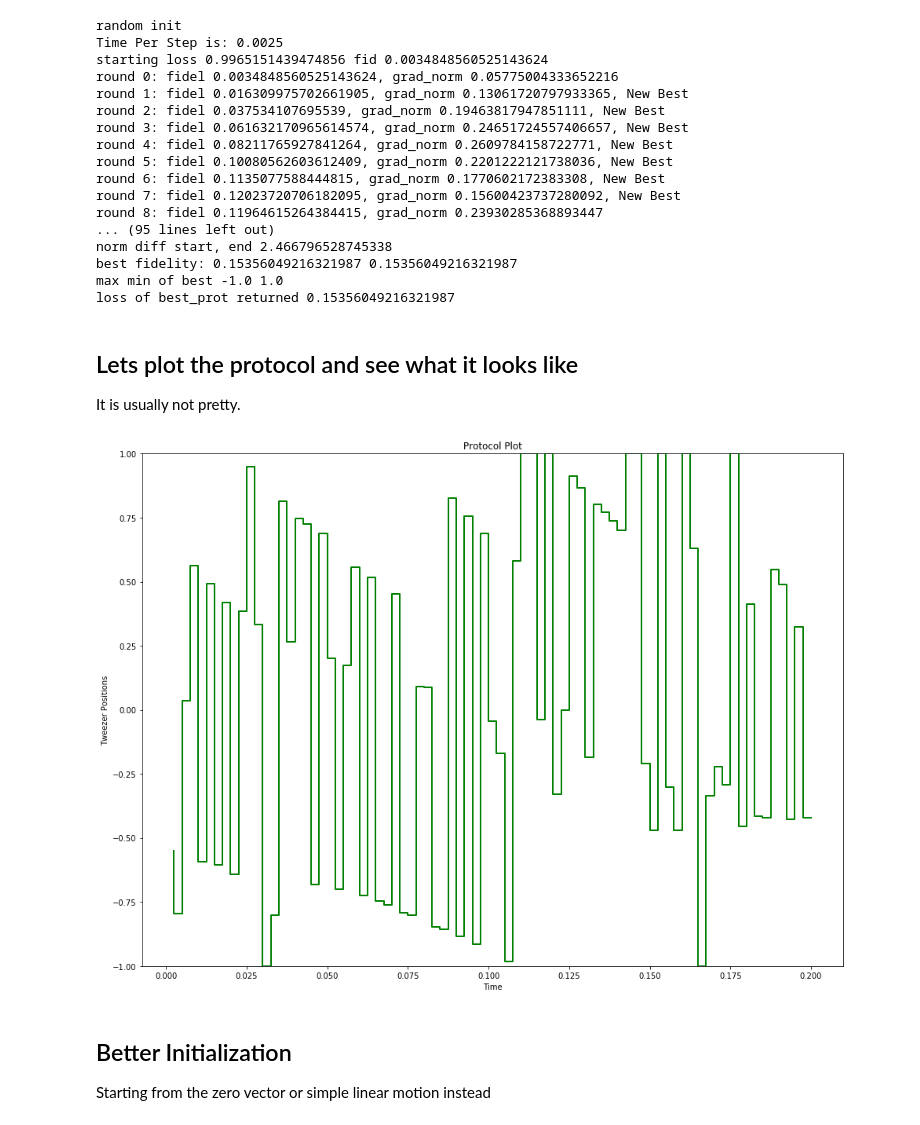
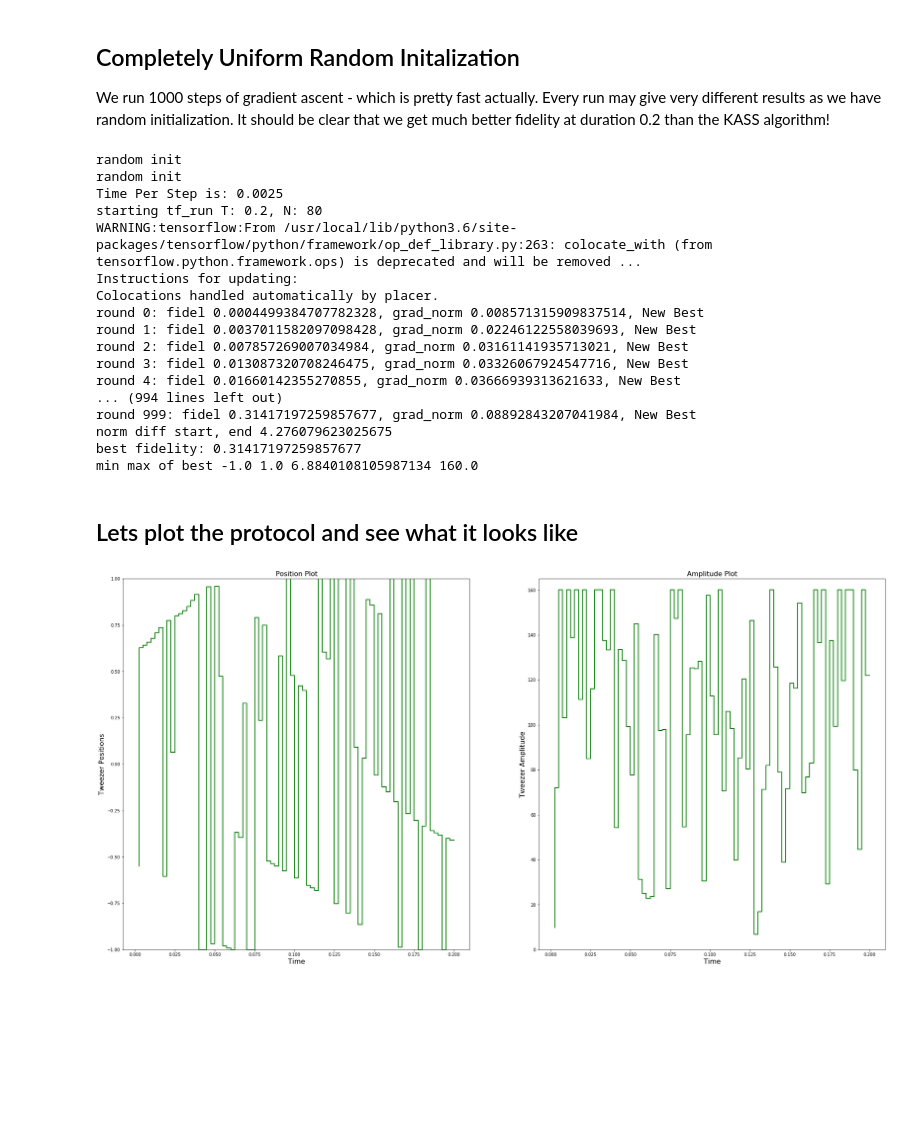
Before and after one commit to gronlund/QuantumMoves, a Jupyter notebook: Gradient Ascent.ipynb, the cells around one changed output. Cells and saved outputs as stored; diff of their text form; code cells hidden in the pictures; blank space fills up the shorter version.

```diff
--- a/Gradient Ascent.ipynb
+++ b/Gradient Ascent.ipynb
@@ -37,32 +32,50 @@ Every run may give very different results and do not expect to much from this sm
+# %% [markdown]
+## Completely Uniform Random Initalization
+We run 1000 steps of gradient ascent - which is pretty fast actually.
+Every run may give very different results as we have random initialization. It should be clear that we get much better fidelity at duration 0.2 than the KASS algorithm!
 # %%
-start_protocol = gd.uniform_init(N, -1, 1)
-fid_uni, prot_uni, hist_uni = gd.run(params, lr=lr, rounds=rounds, start_protocol=start_protocol)
+random_start_positions = gd.uniform_init(N, -1, 1)
+random_start_amplitudes = gd.uniform_init(N, 0, 160)
+best_fid, best_pos, best_amp, scores = gd.tf_run(params, lr=lr, rounds=rounds, start_positions=random_start_positions, start_amplitudes=random_start_amplitudes)
 # %% [output]
+random init
 random init
 Time Per Step is: 0.0025
-starting loss 0.9965151439474856 fid 0.0034848560525143624
-round 0: fidel 0.0034848560525143624, grad_norm 0.05775004333652216
-round 1: fidel 0.016309975702661905, grad_norm 0.13061720797933365, New Best
-round 2: fidel 0.037534107695539, grad_norm 0.19463817947851111, New Best
-round 3: fidel 0.061632170965614574, grad_norm 0.24651724557406657, New Best
-round 4: fidel 0.08211765927841264, grad_norm 0.2609784158722771, New Best
-round 5: fidel 0.10080562603612409, grad_norm 0.2201222121738036, New Best
-round 6: fidel 0.1135077588444815, grad_norm 0.1770602172383308, New Best
-round 7: fidel 0.12023720706182095, grad_norm 0.15600423737280092, New Best
-round 8: fidel 0.11964615264384415, grad_norm 0.23930285368893447
-... (95 lines left out)
-norm diff start, end 2.466796528745338
-best fidelity: 0.15356049216321987 0.15356049216321987
-max min of best -1.0 1.0
-loss of best_prot returned 0.15356049216321987
+starting tf_run T: 0.2, N: 80
+WARNING:tensorflow:From /usr/local/lib/python3.6/site-packages/tensorflow/python/framework/op_def_library.py:263: colocate_with (from tensorflow.python.framework.ops) is deprecated and will be removed ...
+Instructions for updating:
+Colocations handled automatically by placer.
+round 0: fidel 0.0004499384707782328, grad_norm 0.008571315909837514, New Best
+round 1: fidel 0.0037011582097098428, grad_norm 0.02246122558039693, New Best
+round 2: fidel 0.007857269007034984, grad_norm 0.03161141935713021, New Best
+round 3: fidel 0.013087320708246475, grad_norm 0.03326067924547716, New Best
+round 4: fidel 0.01660142355270855, grad_norm 0.03666939313621633, New Best
+... (994 lines left out)
+round 999: fidel 0.31417197259857677, grad_norm 0.08892843207041984, New Best
+norm diff start, end 4.276079623025675
+best fidelity: 0.31417197259857677
+min max of best -1.0 1.0 6.8840108105987134 160.0
 # %% [markdown]
 ## Lets plot the protocol and see what it looks like
-It is usually not pretty.
-# %%
-gd.plot_protocol(prot_uni, t=params['T'])
-plt.show()
-# %% [output]
-[figure, removed]
-# %% [markdown]
-## Better Initialization
-Starting from the zero vector or simple linear motion instead
+# %%
+def plot_protocol(positions, amplitudes, params):
+    """ Plot protocol that uses time t """
+    t = params['T']
+    fig, axes = plt.subplots(1, 2, figsize=(32, 16), sharex=True)
+    delta_t = t/len(positions)
+    xr = delta_t + np.array(list(range(len(positions)))) * delta_t
+    axes[0].step(xr,  positions[::-1], '-', color='green', linewidth=2, markerfacecolor="None", markersize=6)
+    axes[0].set_ylim([-1, 1])
+    axes[0].set_xlabel('Time', fontsize=16)
+    axes[0].set_ylabel('Tweezer Positions', fontsize=16)
+    axes[0].set_title('Position Plot', fontsize=16)
+    axes[1].step(xr,  amplitudes[::-1], '-', color='green', linewidth=2, markerfacecolor="None", markersize=6)
+    axes[1].set_ylim([0, 165])
+    axes[1].set_xlabel('Time', fontsize=16)
+    axes[1].set_ylabel('Tweezer Amplitude', fontsize=16)
+    axes[1].set_title('Amplitude Plot', fontsize=16)
+
+plot_protocol(best_pos, best_amp, params)
+plt.show()
+# %% [output]
+[figure, added]
```
Also changed, not shown: parts of 12 cells of this notebook, 3 other files.
